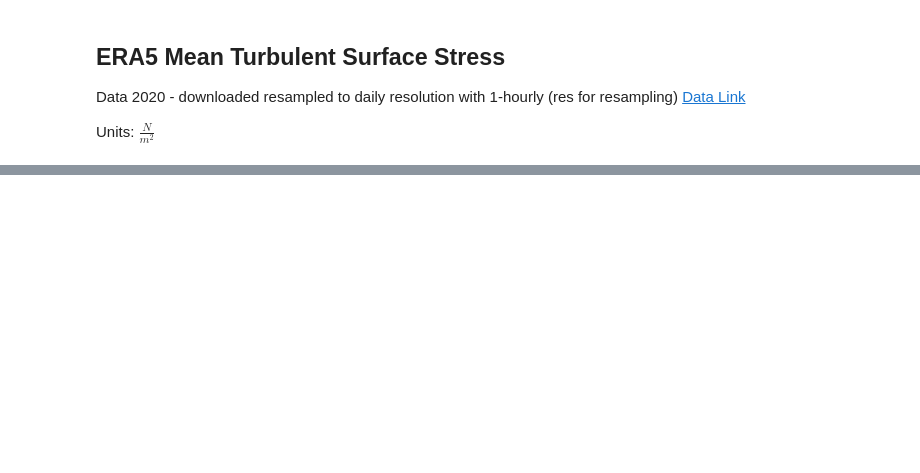
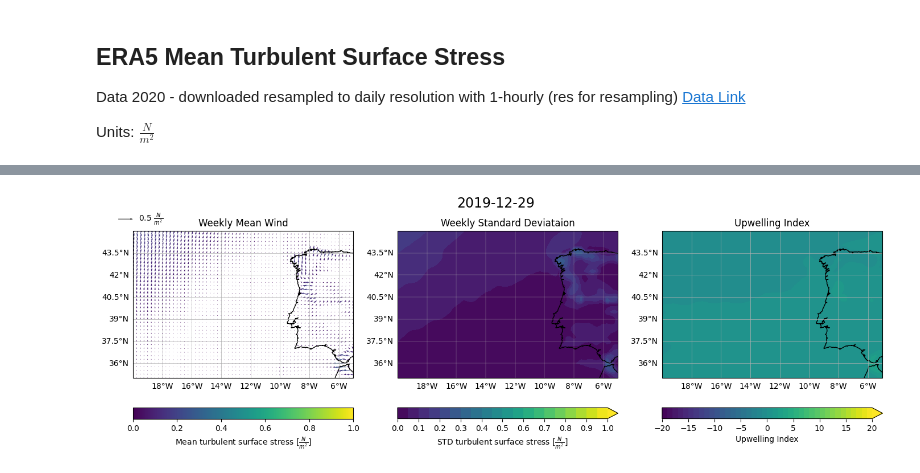
Before and after one commit to Marie-Louise-Korte/Iberian_Coast_Upwelling, a Jupyter notebook: 2_ERA5_mean_stress.ipynb, the cells around one changed output, grey strips where cells are left out. Drawn from its saved outputs; the diff is of its cells as text; code cells hidden in the pictures; blank space fills up the shorter version.

Commit message:
started to calculate UI and data plots

```diff
--- a/2_ERA5_mean_stress.ipynb
+++ b/2_ERA5_mean_stress.ipynb
@@ -57,0 +44,4 @@ MONTHS
+# %%
+# starts week on the sunday
+TSM_weekly_mean = TSM.resample(time = '1W', label = 'left').mean()
+TSM_weekly_std = TSM.resample(time = '1W', label = 'left').std()
@@ -57,0 +94,14 @@ MONTHS
+# %%
+## calculate upwelling index (based on Gomez-Gesteira et al. 2006 -> maybe find better/original ref)
+
+# I need the angle of the coast ... as this is a large scale process I will just go with the approximate angle
+# prehaps refine later
+
+coast_angle = 0 # assuming 0 degree angle (= 0 rads) as Portugues coast is pretty well aligned with stratigh south-north direction
+angle = 90 # angle of the unitary vector perpendicular to coast pointing landward -› positive UI values mean upwelling favourable conditions
+angle_rad = 90 * (np.pi/180)
+
+theta = np.pi/2 + angle_rad
+
+TSM_weekly_mean['UI'] = -np.sin(theta)*TSM_weekly_mean.Ek_trans_U + np.cos(theta)*TSM_weekly_mean.Ek_trans_V
+TSM_weekly_mean.UI.attrs.update({"name" : "upwelling index", "info" : "positive values upwelling favourable \nassuming Portuguese coast at 0°", "ref" : "Gomez-Gesteira et al. 2006"})
@@ -57,0 +128,47 @@ MONTHS
+# %%
+for i in np.arange(0, len(TSM_weekly_mean.time.values), 1):
+    fig, [ax1, ax2, ax3] = plt.subplots(1, 3, figsize = (17, 4.5), subplot_kw={'projection': ccrs.PlateCarree()})
+
+    # set up cartopy
+    ax1.set_extent([-20, -5, 45, 35])
+    ax1.coastlines()
+    gls = ax1.gridlines(draw_labels=True, linewidth = 0.5)
+    gls.top_labels = False
+    gls.right_labels = False
+    # plot data
+    col = np.hypot(TSM_weekly_mean.metss.isel(time = i), TSM_weekly_mean.mntss.isel(time = i))
+    im1 = ax1.quiver(TSM_weekly_mean.lon, TSM_weekly_mean.lat, TSM_weekly_mean.metss.isel(time = i), TSM_weekly_mean.mntss.isel(time = i),
+                     col, clim = [0,1],
+                     angles='xy', scale_units='xy', scale = 0.5)
+    ax1.set_title('Weekly Mean Wind')
+    plt.colorbar(im1, orientation = 'horizontal', label = r'Mean turbulent surface stress [$\frac{N}{m^2}$]', fraction = 0.06)
+    qk1 = ax1.quiverkey(im1, 0, 1.08, 0.5, r'0.5 $\frac{N}{m^2}$', labelpos='E')
+
+    # set up cartopy
+    ax2.set_extent([-20, -5, 45, 35])
+    ax2.coastlines()
+    gls = ax2.gridlines(draw_labels=True, linewidth = 0.25)
+    gls.top_labels = False
+    gls.right_labels = False
+    # plot std as function the length of the hypothenuse -> combine the vectors
+    dat = np.hypot(TSM_weekly_std.metss.isel(time = i), TSM_weekly_std.mntss.isel(time = i))
+    im2 = ax2.contourf(TSM_weekly_std.lon, TSM_weekly_std.lat, dat, transform = ccrs.PlateCarree(), levels = np.arange(0, 1.05, 0.05), extend = 'max')
+    ax2.set_title('Weekly Standard Deviataion')
+    #ax2.quiver(TSM_weekly_std.lon, TSM_weekly_std.lat, TSM_weekly_std.metss.isel(time = i), TSM_weekly_std.mntss.isel(time = i)) # if I wanted to preserver information on direction I'd have to plot this
+    plt.colorbar(im2, orientation = 'horizontal', label = r'STD turbulent surface stress [$\frac{N}{m^2}$]', fraction = 0.06, ticks = np.arange(0, 1.1, 0.1))
+
+    # set up cartopy
+    ax3.set_extent([-20, -5, 45, 35])
+    ax3.coastlines()
+    gls = ax3.gridlines(draw_labels=True, linewidth = 0.5)
+    gls.top_labels = False
+    gls.right_labels = False
+    # plot data
+    im3 = ax3.contourf(TSM_weekly_mean.lon, TSM_weekly_mean.lat, TSM_weekly_mean.UI.isel(time = i), transform = ccrs.PlateCarree(), levels = np.arange(-20, 21, 1), extend = 'max')
+    ax3.set_title('Upwelling Index')
+    plt.colorbar(im3, orientation = 'horizontal', label = r'Upwelling Index', fraction = 0.06, ticks = np.arange(-20, 25, 5))
+
+    fig.suptitle(f'{str(TSM_weekly_mean.time[i].values)[0:10]}', fontsize = 17);
+    #fig.tight_layout()
+# %% [output]
+[figure, added]
```
Also changed, not shown: parts of 14 cells of this notebook.
